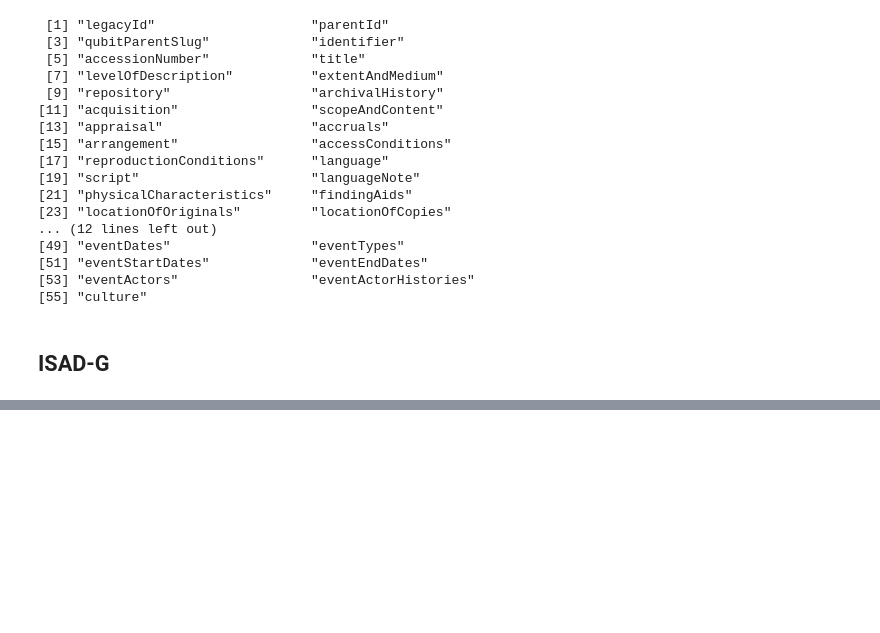
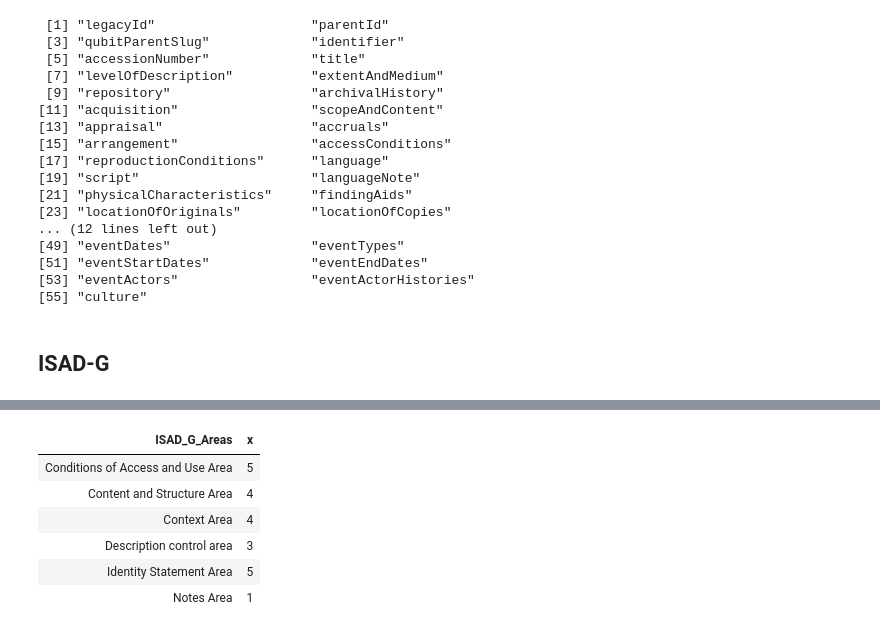
Before and after one commit to stephen-rowan/Jupyter_Notebooks, a Jupyter notebook: ISAD-G/ISAD-G Analysis.ipynb, the cells around one changed output, grey strips where cells are left out. Drawn from its saved outputs; the diff is of its cells as text; code cells hidden in the pictures; blank space fills up the shorter version.

Commit message:
Updates to ISAD-G.csv

```diff
--- a/ISAD-G/ISAD-G Analysis.ipynb
+++ b/ISAD-G/ISAD-G Analysis.ipynb
@@ -63,12 +48,0 @@ levels
-# %%
-elements <- c("Archival history", "Reference code", "Title", "Creator", "Dates", "Extent of the unit of description", "Level of description")
-Fonds <- c("Optional","mandatory","mandatory","mandatory","mandatory","mandatory","mandatory")
-SubFonds <- c("Optional","mandatory","mandatory","mandatory","mandatory","mandatory","mandatory")
-Series <- c("Optional","mandatory","mandatory","mandatory","mandatory","mandatory","mandatory")
-File <- c("Optional","mandatory","mandatory","mandatory","mandatory","mandatory","mandatory")
-Item <- c("Optional","mandatory","mandatory","mandatory","mandatory","mandatory","mandatory")
-ISAD_G_Area <- c("Context Area", "Identity Statement Area","Identity Statement Area","Context Area","Identity Statement Area","Identity Statement Area","Identity Statement Area")
-
-ISAD_G <- data.frame(elements,Fonds, SubFonds, Series, File, Item, ISAD_G_Area, stringsAsFactors=FALSE)
-
-ISAD_G
@@ -142,0 +51,2 @@ ISAD_G_Context_Area
+# %%
+ISAD_G <- read.csv(file="ISAD-G.csv", header=TRUE, sep=",")
@@ -142,0 +93,16 @@ ISAD_G_Context_Area
+# %%
+List_of_ISAD_G_Areas <- ISAD_G$ISAD_G_Area
+
+No_of_elements_in_ISAD_G_Areas <- aggregate(x = List_of_ISAD_G_Areas,
+                          by = list(ISAD_G_Areas = ISAD_G$ISAD_G_Area),
+                          FUN = length)
+# %%
+No_of_elements_in_ISAD_G_Areas
+# %% [output]
+| ISAD_G_Areas | x |
+| Conditions of Access and Use Area | 5 |
+| Content and Structure Area | 4 |
+| Context Area | 4 |
+| Description control area | 3 |
+| Identity Statement Area | 5 |
+| Notes Area | 1 |
```
Also changed, not shown: parts of 16 cells of this notebook, 1 other file.
